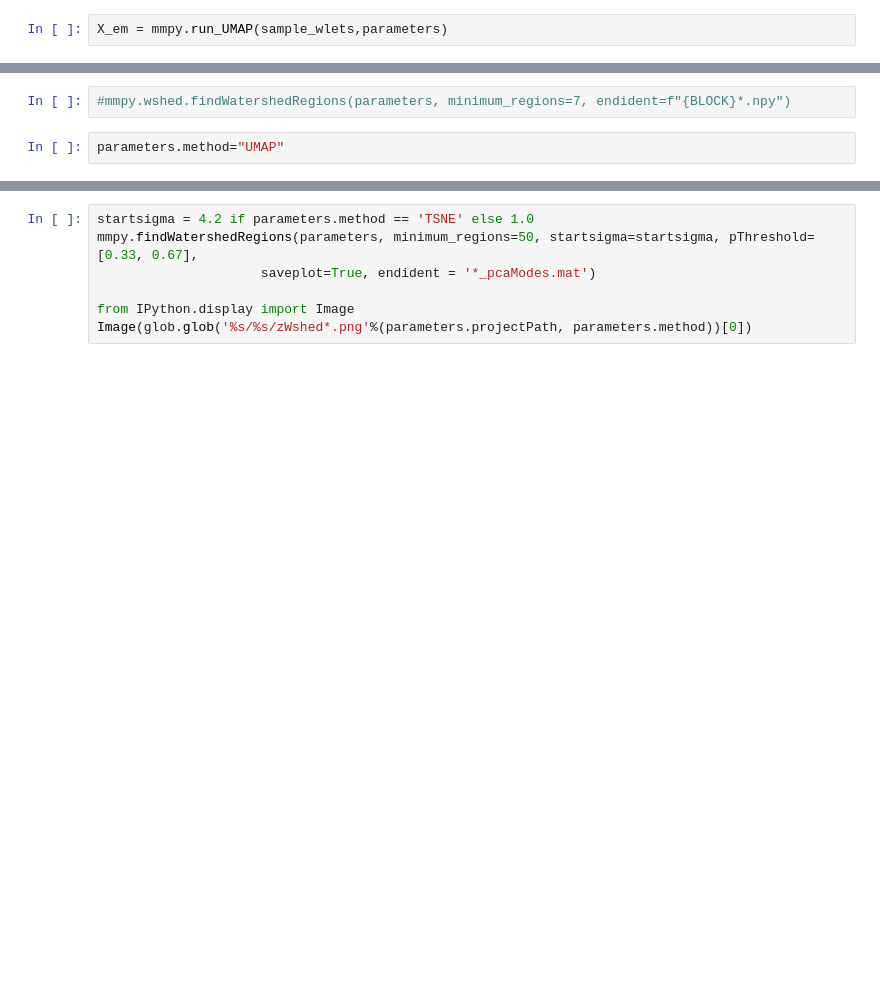
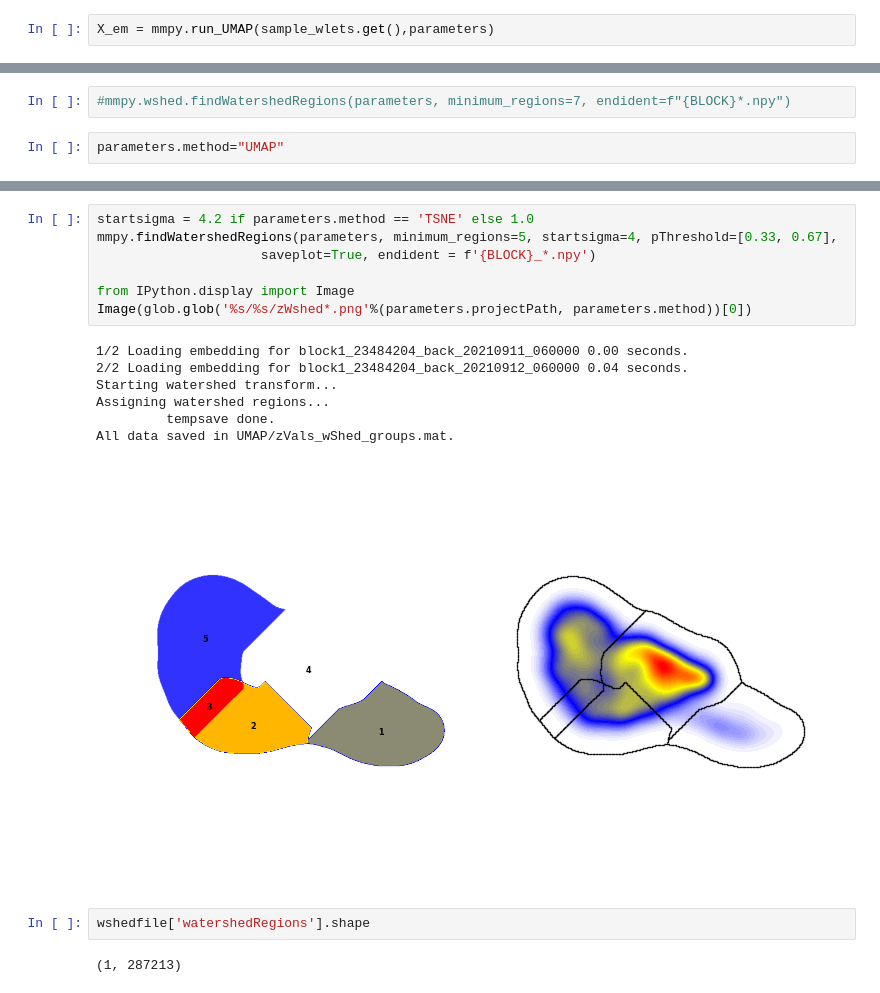
Before and after one commit to UlrikeScherer/Fish-Tracking-Visualization, a Jupyter notebook: BehaviourMapper.ipynb, the cells around one changed output, grey strips where cells are left out. Drawn from its saved outputs; the diff is of its cells as text; blank space fills up the shorter version.

```diff
--- a/BehaviourMapper.ipynb
+++ b/BehaviourMapper.ipynb
@@ -76,4 +79,4 @@ Text(0.5, 0, 'Frames')
 # %%
-X_em = mmpy.run_UMAP(sample_wlets,parameters)
+X_em = mmpy.run_UMAP(sample_wlets.get(),parameters)
 # %% [output]
 Saving UMAP model to disk...
@@ -176,7 +191,19 @@ axes[1].imshow(density, cmap=mmpy.gencmap(), extent=(xx[0], xx[-1], xx[0], xx[-1
 # %%
 startsigma = 4.2 if parameters.method == 'TSNE' else 1.0
-mmpy.findWatershedRegions(parameters, minimum_regions=50, startsigma=startsigma, pThreshold=[0.33, 0.67],
-                     saveplot=True, endident = '*_pcaModes.mat')
+mmpy.findWatershedRegions(parameters, minimum_regions=5, startsigma=4, pThreshold=[0.33, 0.67],
+                     saveplot=True, endident = f'{BLOCK}_*.npy')
 
 from IPython.display import Image
 Image(glob.glob('%s/%s/zWshed*.png'%(parameters.projectPath, parameters.method))[0])
+# %% [output]
+1/2 Loading embedding for block1_23484204_back_20210911_060000 0.00 seconds.
+2/2 Loading embedding for block1_23484204_back_20210912_060000 0.04 seconds.
+Starting watershed transform...
+Assigning watershed regions...
+         tempsave done.
+All data saved in UMAP/zVals_wShed_groups.mat.
+[figure, added]
+# %%
+wshedfile['watershedRegions'].shape
+# %% [output]
+(1, 287213)
```
Also changed, not shown: parts of 11 cells of this notebook, 3 other files.
